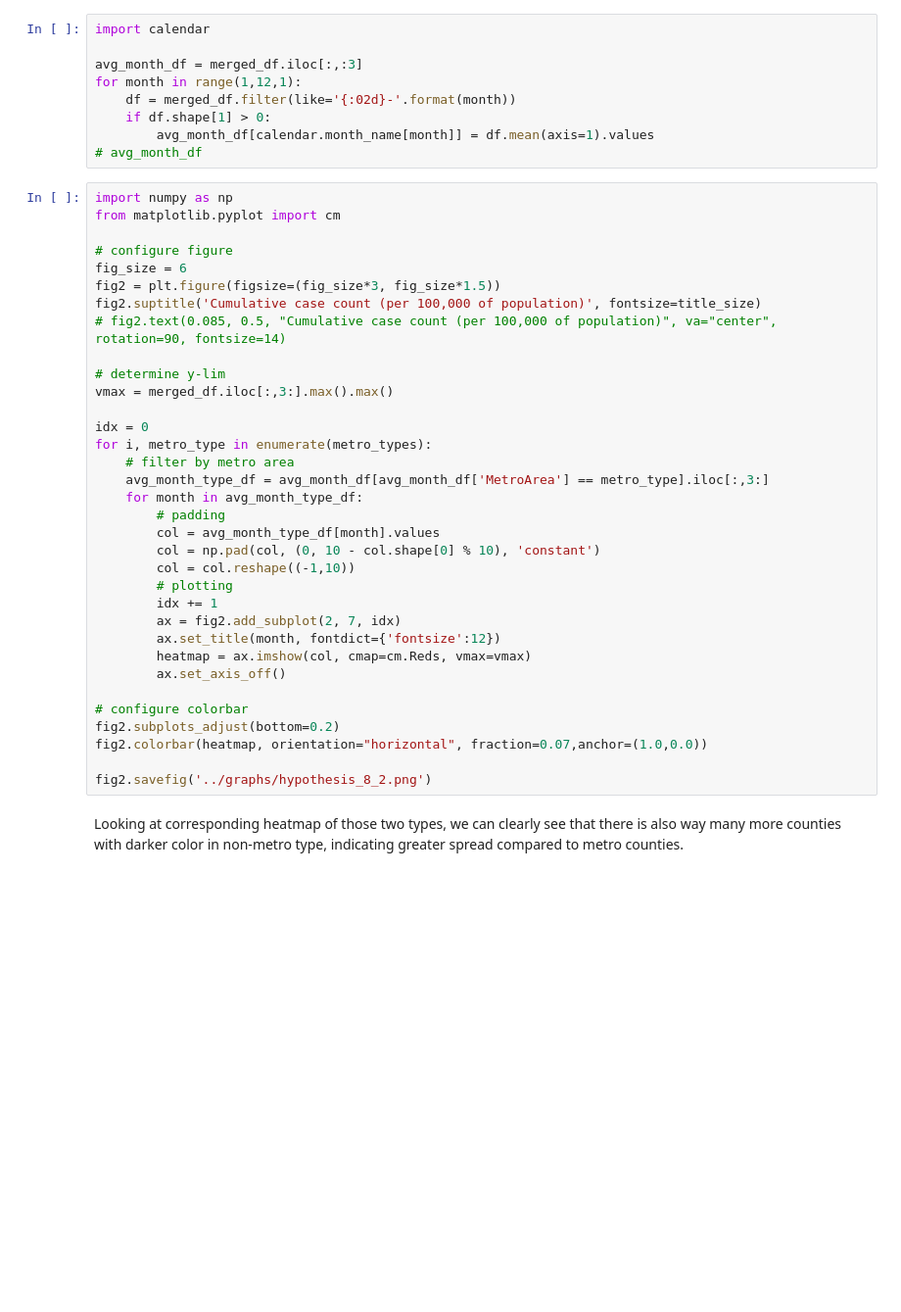
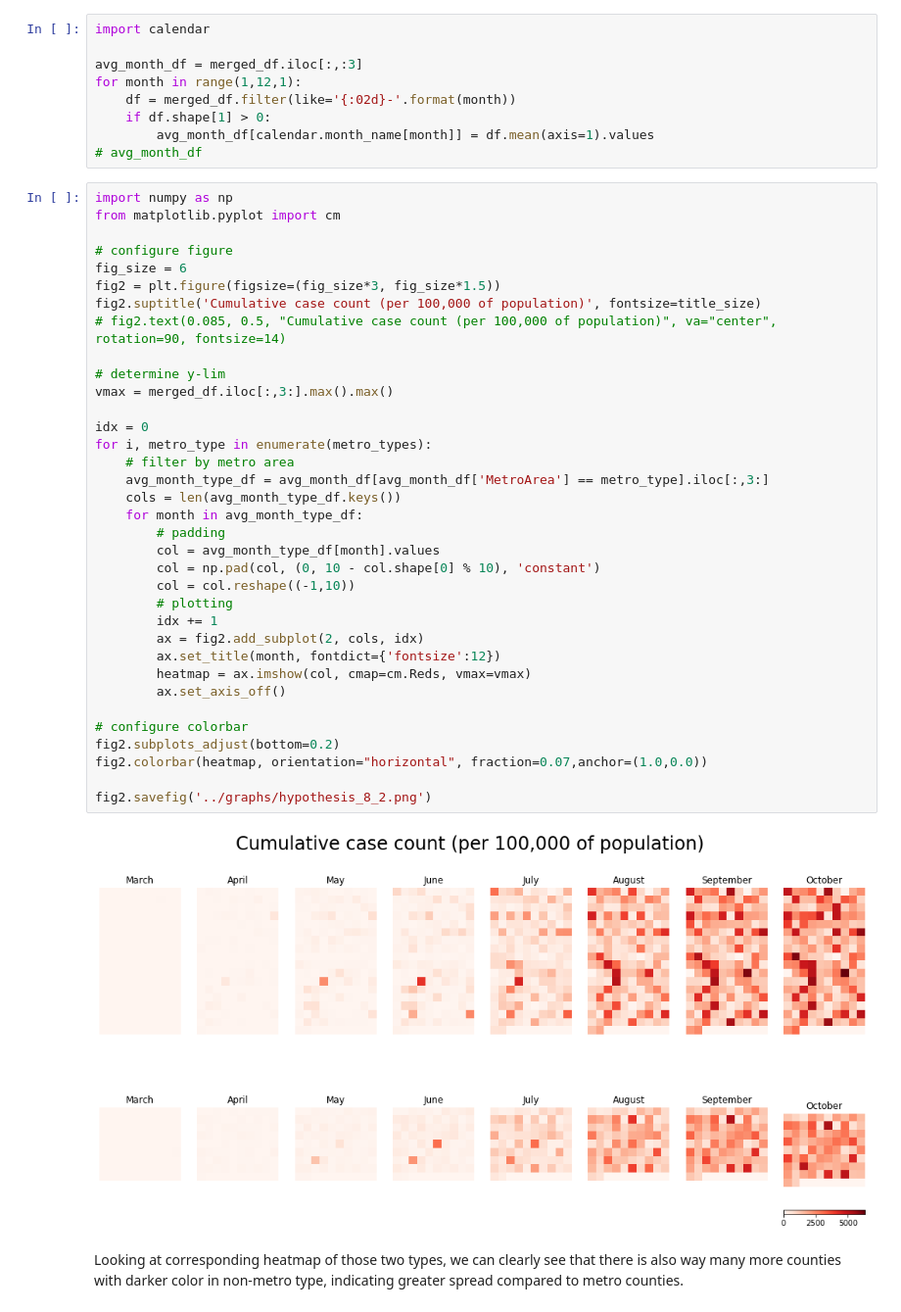
Before and after one commit to Data-Analytics-2020/Hypothesis-Testing-Assignment, a Jupyter notebook: hypothesis-8/hypothesis_8.ipynb, the cells around one changed output. Shown: that part at 98% size. Saved outputs shown, nothing was run; the diff lists cells and outputs as text; blank space fills up the shorter version.

Commit message:
fix heatmap error with October

```diff
--- a/hypothesis-8/hypothesis_8.ipynb
+++ b/hypothesis-8/hypothesis_8.ipynb
@@ -172,34 +191,37 @@ from matplotlib.pyplot import cm
 
 # configure figure
 fig_size = 6
 fig2 = plt.figure(figsize=(fig_size*3, fig_size*1.5))
 fig2.suptitle('Cumulative case count (per 100,000 of population)', fontsize=title_size)
 # fig2.text(0.085, 0.5, "Cumulative case count (per 100,000 of population)", va="center", rotation=90, fontsize=14)
 
 # determine y-lim
 vmax = merged_df.iloc[:,3:].max().max()
 
 idx = 0
 for i, metro_type in enumerate(metro_types):
     # filter by metro area
     avg_month_type_df = avg_month_df[avg_month_df['MetroArea'] == metro_type].iloc[:,3:]
+    cols = len(avg_month_type_df.keys())
     for month in avg_month_type_df:
         # padding
         col = avg_month_type_df[month].values
         col = np.pad(col, (0, 10 - col.shape[0] % 10), 'constant')
         col = col.reshape((-1,10))
         # plotting
         idx += 1
-        ax = fig2.add_subplot(2, 7, idx)
+        ax = fig2.add_subplot(2, cols, idx)
         ax.set_title(month, fontdict={'fontsize':12})
         heatmap = ax.imshow(col, cmap=cm.Reds, vmax=vmax)
         ax.set_axis_off()
 
 # configure colorbar
 fig2.subplots_adjust(bottom=0.2)
 fig2.colorbar(heatmap, orientation="horizontal", fraction=0.07,anchor=(1.0,0.0))
 
 fig2.savefig('../graphs/hypothesis_8_2.png')
+# %% [output]
+[figure, added]
 # %% [markdown]
 Looking at corresponding heatmap of those two types, we can clearly see that there is also way many more counties with darker color in non-metro type, indicating greater spread compared to metro counties.
 # %% [markdown]
```
Also changed, not shown: parts of 9 cells of this notebook, 1 other file.
